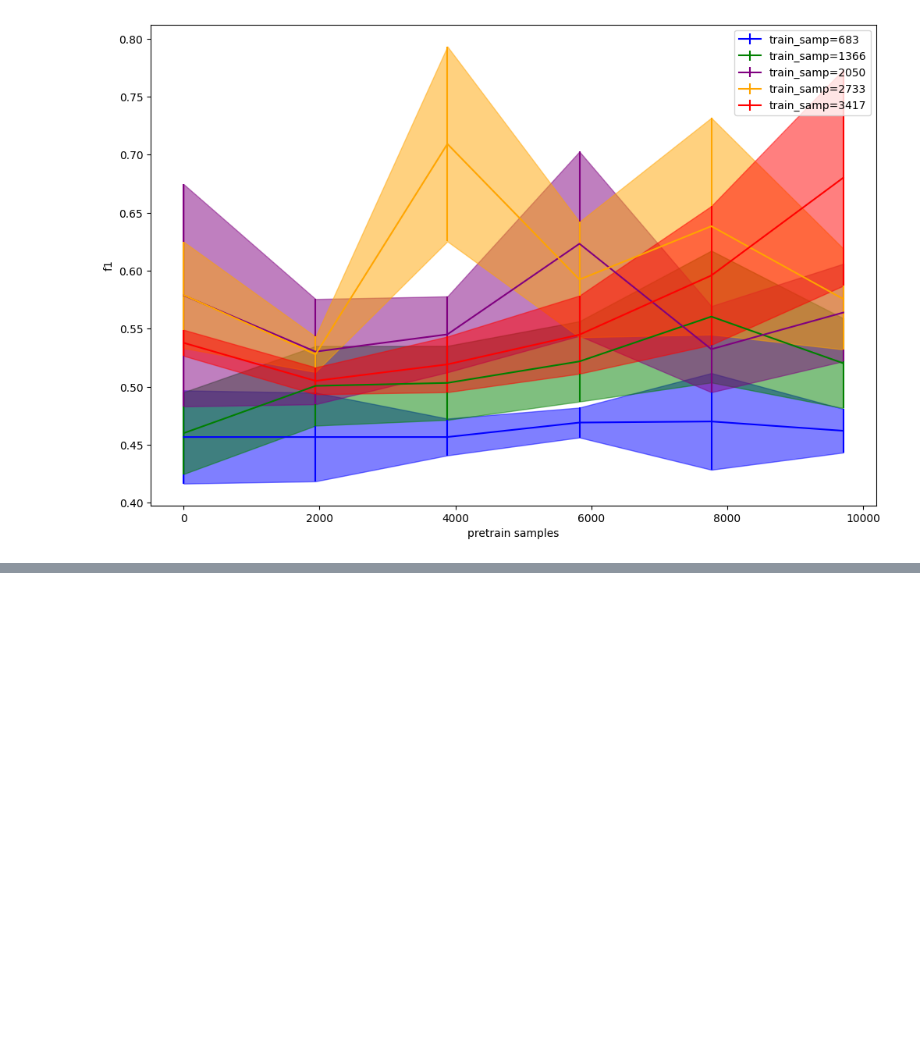
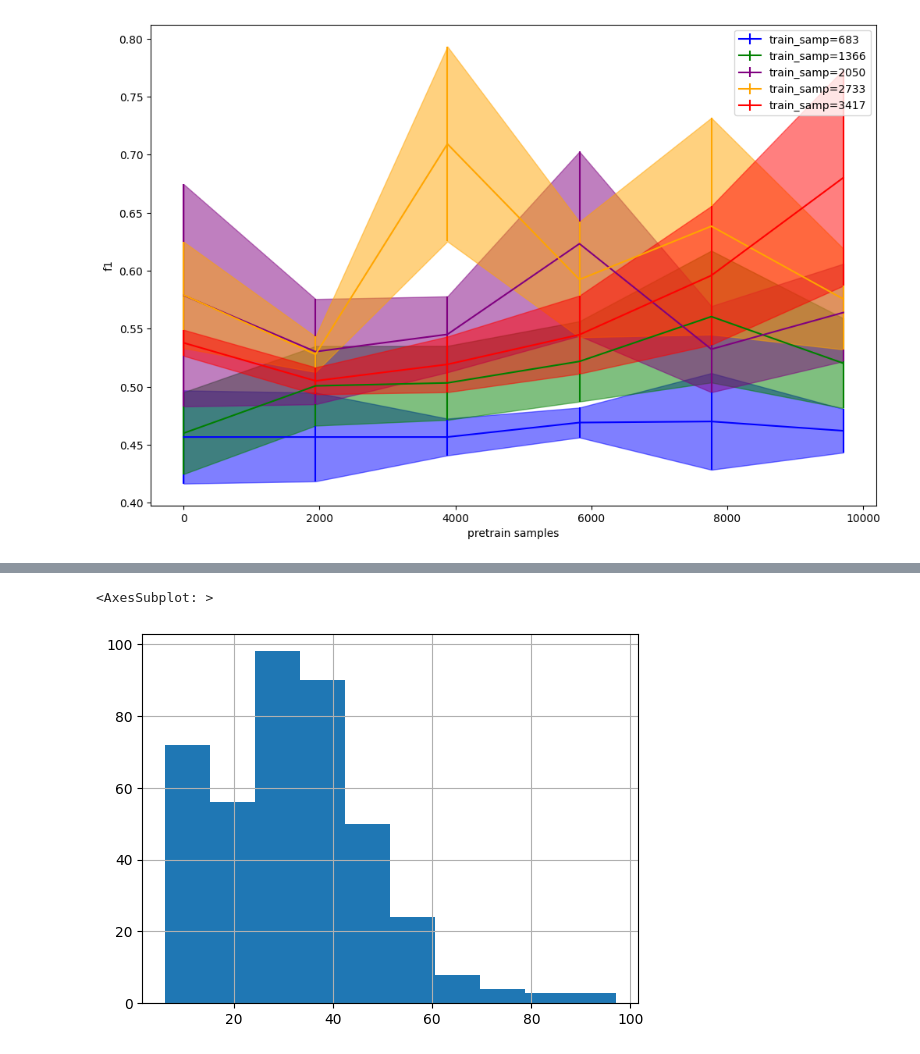
Before and after one commit to mbisan/s3ts, a Jupyter notebook: graphs.ipynb, the cells around one changed output, grey strips where cells are left out. Saved outputs shown, nothing was run; the diff lists cells and outputs as text; code cells hidden in the pictures; blank space fills up the shorter version.

```diff
--- a/graphs.ipynb
+++ b/graphs.ipynb
@@ -152,0 +182,5 @@ Text(0, 0.5, 'f1')
+# %%
+df[df["pretrained"]==True]["pretrain_nepochs"].hist()
+# %% [output]
+<AxesSubplot: >
+[figure, added]
```
Also changed, not shown: parts of 3 cells of this notebook, 2 other files.
